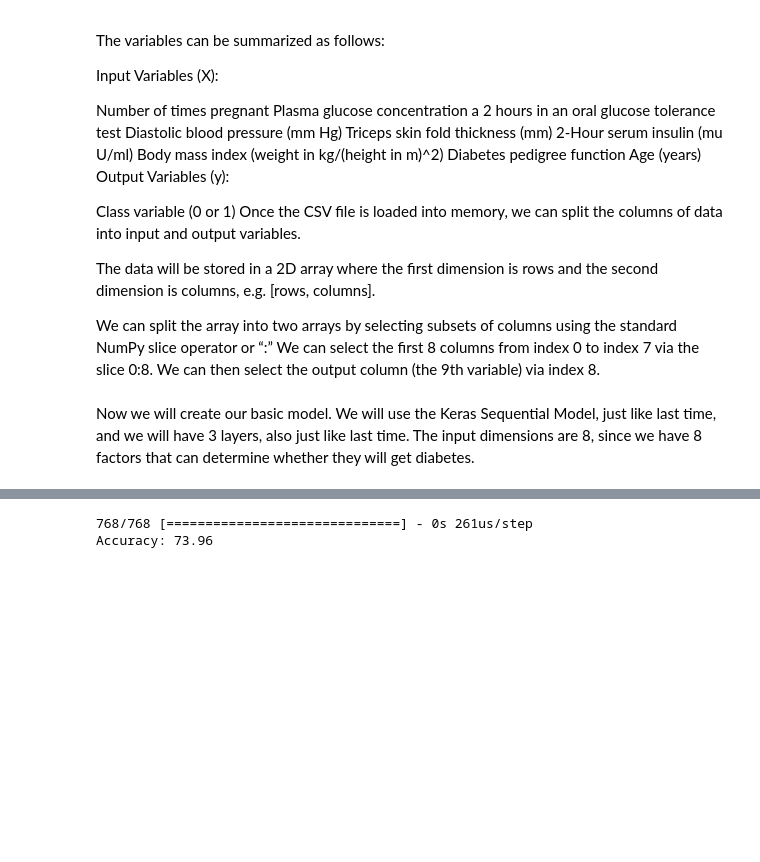
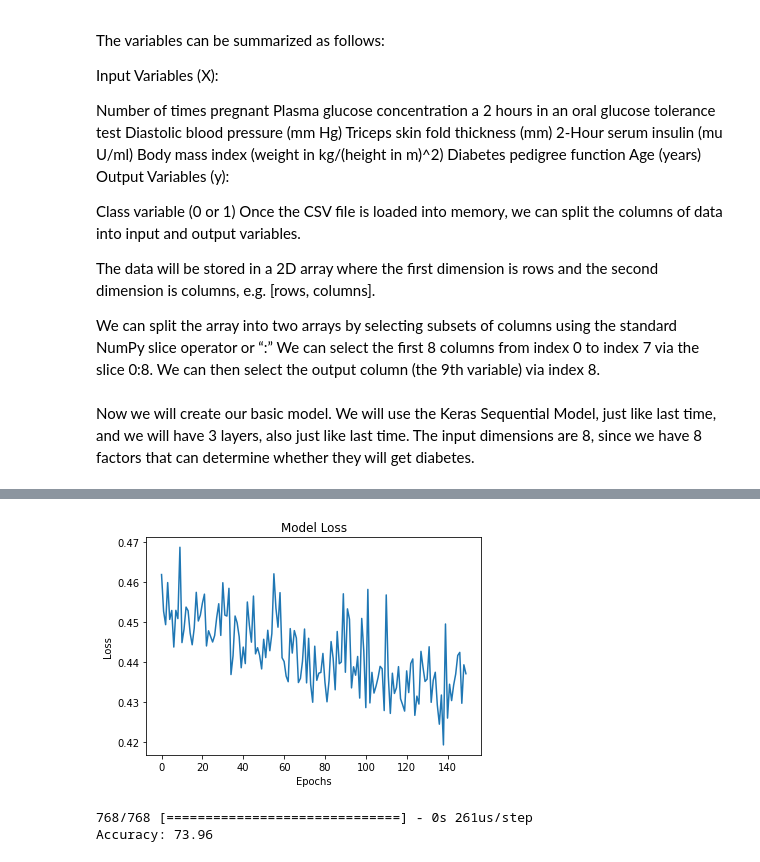
Before and after one commit to Intro-Course-AI-ML/LessonMaterials, a Jupyter notebook: KerasNueralNetwork.ipynb, the cells around one changed output, grey strips where cells are left out. Cells and saved outputs as stored; diff of their text form; code cells hidden in the pictures; blank space fills up the shorter version.

```diff
--- a/KerasNueralNetwork.ipynb
+++ b/KerasNueralNetwork.ipynb
@@ -82,3 +92,12 @@ Epoch 150/150
+# %%
+# now lets see how the loss of our model progressed over training.
+plt.plot(training.history['loss'])
+plt.title('Model Loss')
+plt.ylabel('Loss')
+plt.xlabel('Epochs')
+plt.show()
+# %% [output]
+[figure, added]
 # %%
 # evaluate the keras model
 _, accuracy = model.evaluate(X, y)
```
Also changed, not shown: parts of 3 cells of this notebook.
